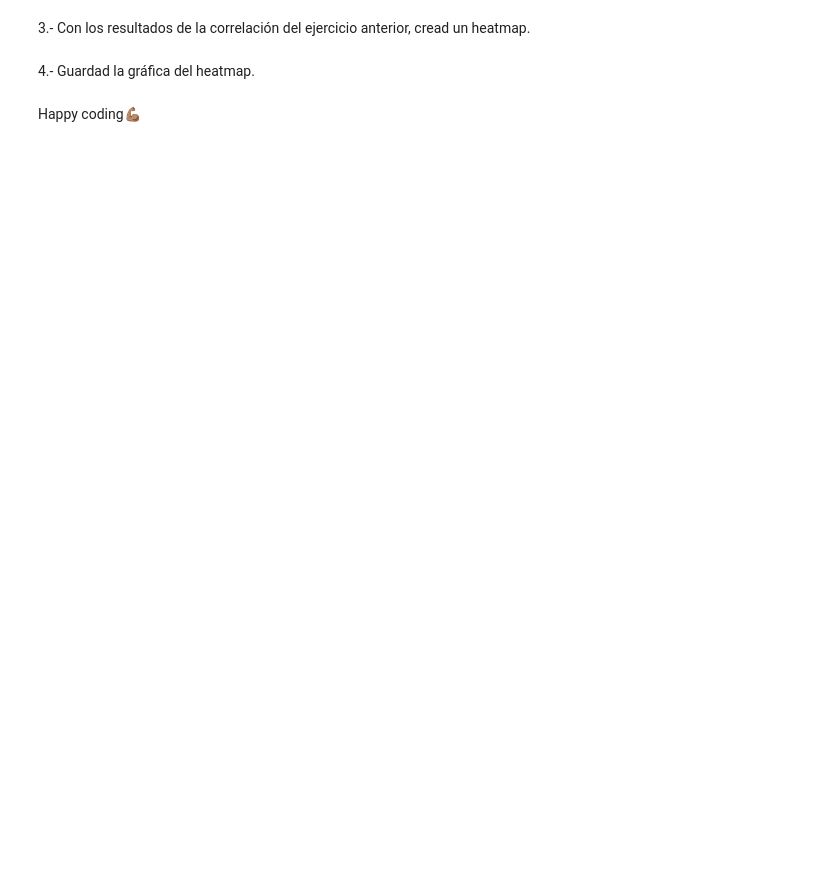
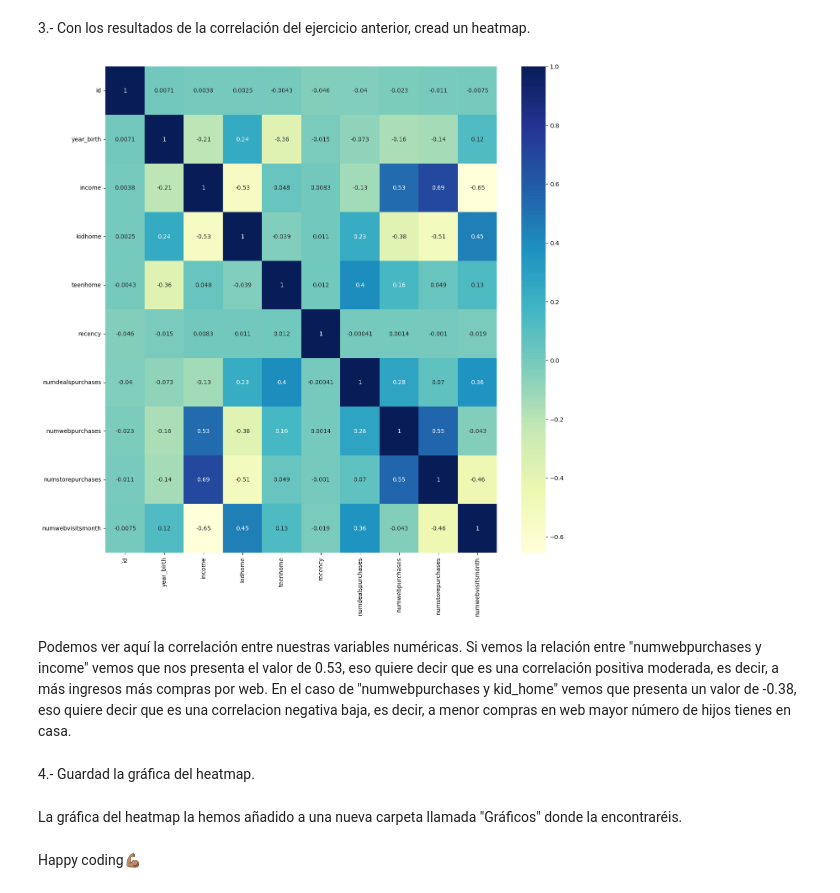
Before and after one commit to Adalab/DA-promo-c-modulo-3-sprint-1-Sila-Silvia, a Jupyter notebook: Leccion-3-Covarianza-Correlacion/Leccion-3-Covarianza-Correlacion.ipynb, the cells around one changed output. Saved outputs shown, nothing was run; the diff lists cells and outputs as text; code cells hidden in the pictures; blank space fills up the shorter version.

```diff
--- a/Leccion-3-Covarianza-Correlacion/Leccion-3-Covarianza-Correlacion.ipynb
+++ b/Leccion-3-Covarianza-Correlacion/Leccion-3-Covarianza-Correlacion.ipynb
@@ -15,7 +15,7 @@ from scipy.stats import kurtosistest
 from scipy import stats
 from scipy.stats import kstest
 # Establecer tamaño gráficas
-plt.rcParams["figure.figsize"] = (10,10)
+plt.rcParams["figure.figsize"] = (15,15)
 
 # Warning
 import warnings
@@ -38,6 +79,17 @@ df.head()
 # %% [markdown]
 3.- Con los resultados de la correlación del ejercicio anterior, cread un heatmap.
+# %%
+sns.heatmap(df.corr(),
+           cmap = "YlGnBu",
+           annot = True)
+plt.savefig("./Gráficos/heatmap_supermercados.png");
+# %% [output]
+[figure, added]
+# %% [markdown]
+Podemos ver aquí la correlación entre nuestras variables numéricas. Si vemos la relación entre "numwebpurchases y income" vemos que nos presenta el valor de 0.53, eso quiere decir que es una correlación positiva moderada, es decir, a más ingresos más compras por web. En el caso de "numwebpurchases y kid_home" vemos que presenta un valor de -0.38, eso quiere decir que es una correlacion negativa baja, es decir, a menor compras en web mayor número de hijos tienes en casa.
 # %% [markdown]
 4.- Guardad la gráfica del heatmap.
+# %% [markdown]
+La gráfica del heatmap la hemos añadido a una nueva carpeta llamada "Gráficos" donde la encontraréis.
 # %% [markdown]
 Happy coding💪🏽
```
Also changed, not shown: parts of 7 cells of this notebook, 7 other files.
